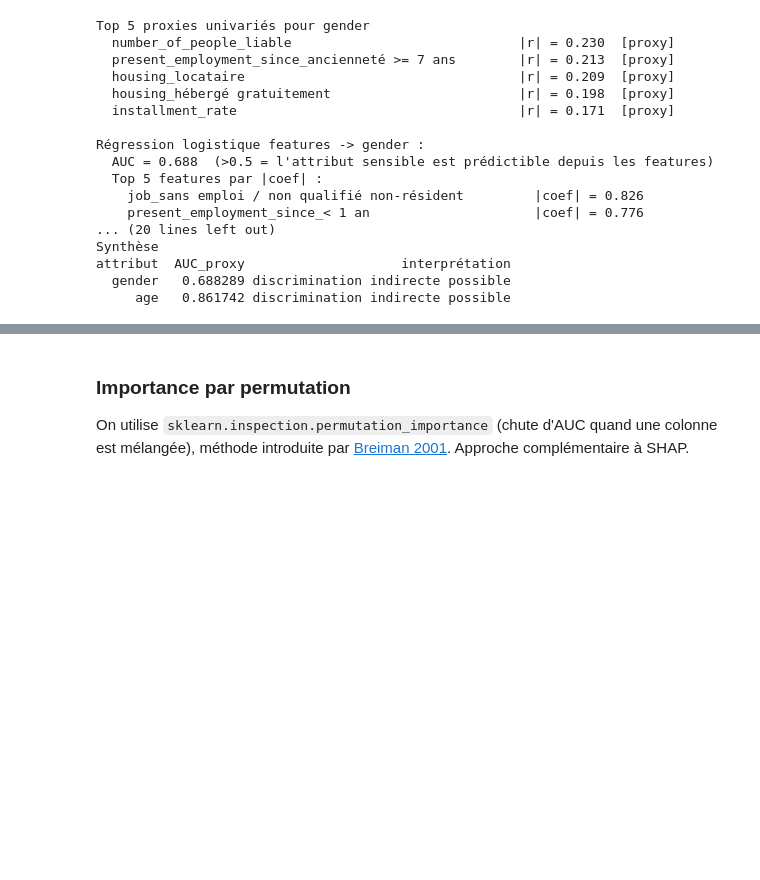
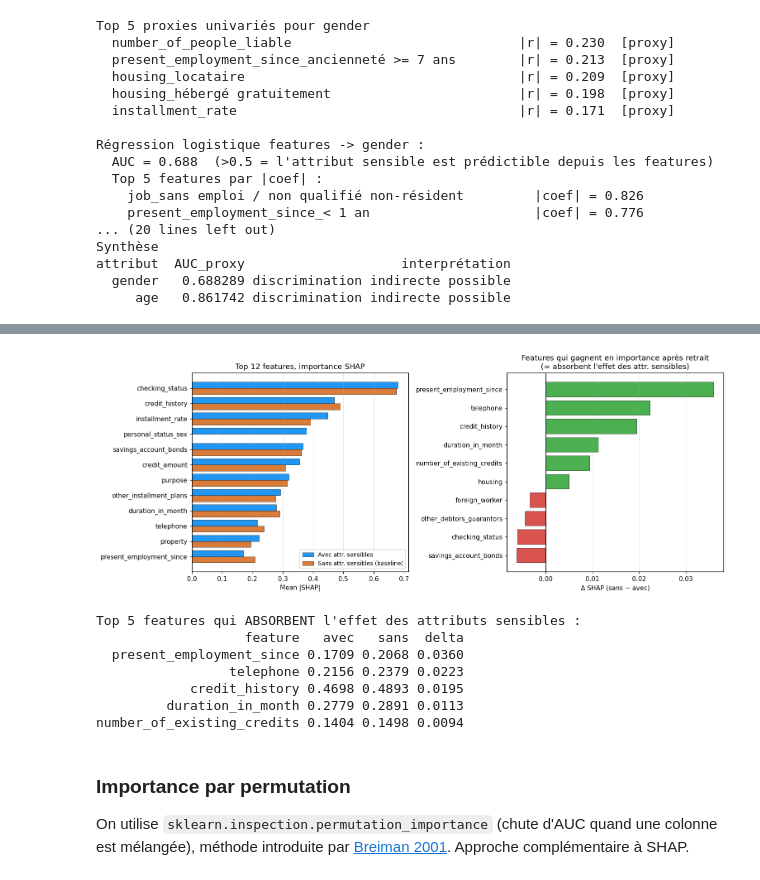
Before and after one commit to YiZeems/fairness-project-german-credit, a Jupyter notebook: julien/responsiveAI-german-credit.ipynb, the cells around one changed output, grey strips where cells are left out. Drawn from its saved outputs; the diff is of its cells as text; code cells hidden in the pictures; blank space fills up the shorter version.

```diff
--- a/julien/responsiveAI-german-credit.ipynb
+++ b/julien/responsiveAI-german-credit.ipynb
@@ -800,3 +856,62 @@ attribut  AUC_proxy                    interprétation
+# %%
+# Visualisation côte-à-côte
+all_feats = sorted(set(shap_by_feature) | set(shap_with_by_feature),
+                   key=lambda f: -max(shap_by_feature.get(f, 0), shap_with_by_feature.get(f, 0)))
+top_n = 12
+top_feats = all_feats[:top_n]
+imp_without = np.array([shap_by_feature.get(f, 0) for f in top_feats])
+imp_with = np.array([shap_with_by_feature.get(f, 0) for f in top_feats])
+
+fig, axes = plt.subplots(1, 2, figsize=(14, 5.5))
+
+y_pos = np.arange(len(top_feats))
+width = 0.4
+axes[0].barh(y_pos - width/2, imp_with, width, color="#2196F3",
+             label="Avec attr. sensibles", edgecolor="k", lw=0.4)
+axes[0].barh(y_pos + width/2, imp_without, width, color="#d97c3a",
+             label="Sans attr. sensibles (baseline)", edgecolor="k", lw=0.4)
+axes[0].set_yticks(y_pos); axes[0].set_yticklabels(top_feats)
+axes[0].set_xlabel("Mean |SHAP|")
+axes[0].set_title("Top 12 features, importance SHAP")
+axes[0].invert_yaxis()
+axes[0].legend(fontsize=9)
+axes[0].grid(alpha=0.3, axis="x")
+
+# Delta : qui gagne en importance après retrait ?
+all_keys = list(set(shap_by_feature) | set(shap_with_by_feature))
+delta = pd.DataFrame({
+    "feature": all_keys,
+    "avec":   [shap_with_by_feature.get(f, 0) for f in all_keys],
+    "sans":   [shap_by_feature.get(f, 0) for f in all_keys],
+})
+delta["delta"] = delta["sans"] - delta["avec"]
+delta = delta.sort_values("delta", ascending=False).head(10)
+
+colors = ["#4CAF50" if d > 0 else "#d9534f" for d in delta["delta"]]
+axes[1].barh(np.arange(len(delta)), delta["delta"], color=colors, edgecolor="k", lw=0.4)
+axes[1].set_yticks(np.arange(len(delta))); axes[1].set_yticklabels(delta["feature"])
+axes[1].set_xlabel("Δ SHAP (sans − avec)")
+axes[1].set_title("Features qui gagnent en importance après retrait\n(= absorbent l'effet des attr. sensibles)")
+axes[1].invert_yaxis()
+axes[1].axvline(0, color="k", lw=0.8)
+axes[1].grid(alpha=0.3, axis="x")
+
+plt.tight_layout()
+plt.savefig("outputs/08_shap_compare.png", bbox_inches="tight")
+plt.show()
+
+print()
+print("Top 5 features qui ABSORBENT l'effet des attributs sensibles :")
+print(delta.head(5).to_string(index=False, float_format="{:.4f}".format))
+# %% [output]
+[figure, added]
+Top 5 features qui ABSORBENT l'effet des attributs sensibles :
+                   feature   avec   sans  delta
+  present_employment_since 0.1709 0.2068 0.0360
+                 telephone 0.2156 0.2379 0.0223
+            credit_history 0.4698 0.4893 0.0195
+         duration_in_month 0.2779 0.2891 0.0113
+number_of_existing_credits 0.1404 0.1498 0.0094
 # %% [markdown]
 ### Importance par permutation
 
```
Also changed, not shown: parts of 5 cells of this notebook, 10 other files.
